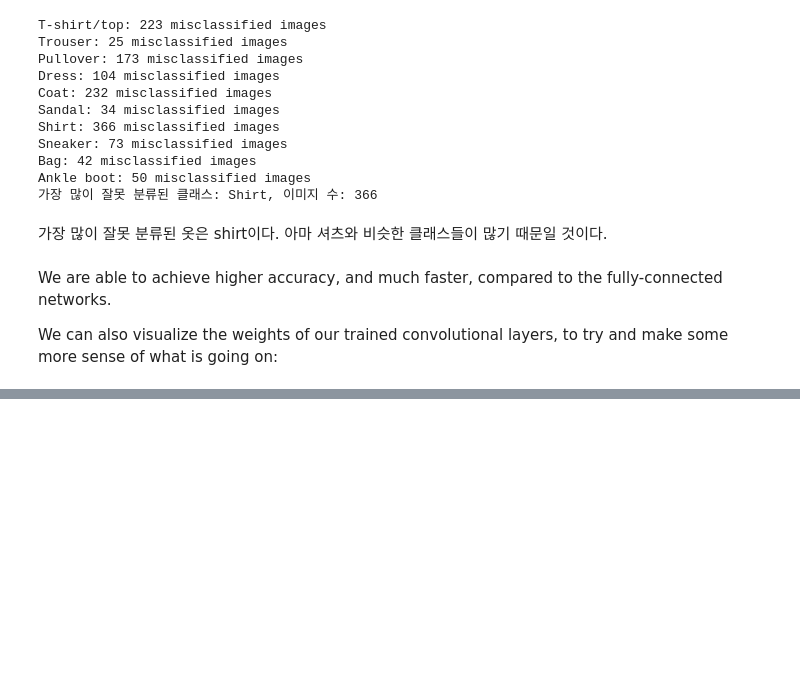
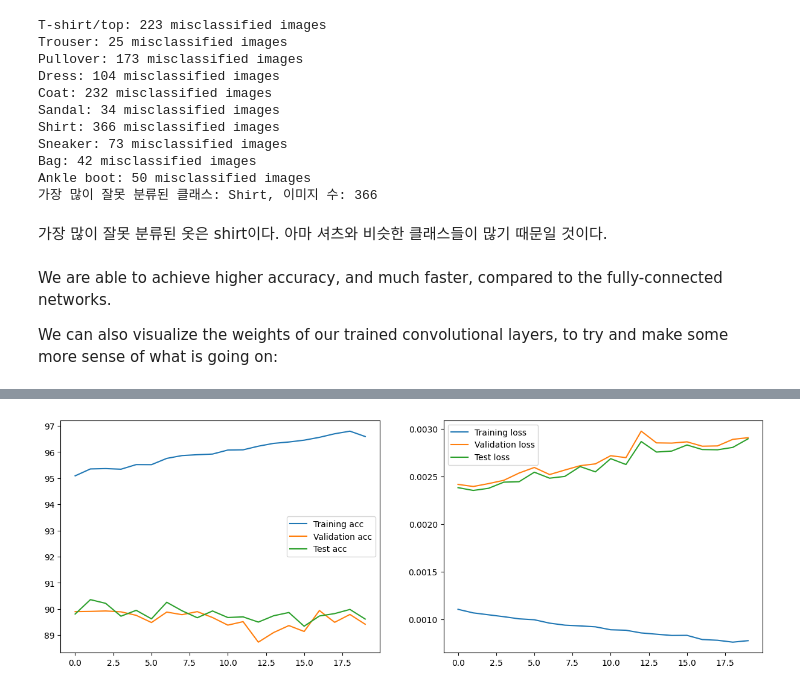
Before and after one commit to Konkuk-Univ-Glocal-Campus/introai202401-midterm-2wnsqo, a Jupyter notebook: ConvNetsPyTorch.ipynb, the cells around one changed output, grey strips where cells are left out. Saved outputs shown, nothing was run; the diff lists cells and outputs as text; code cells hidden in the pictures; blank space fills up the shorter version.

```diff
--- a/ConvNetsPyTorch.ipynb
+++ b/ConvNetsPyTorch.ipynb
@@ -463,3 +463,33 @@ Ankle boot: 50 misclassified images
 We are able to achieve higher accuracy, and much faster, compared to the fully-connected networks.
 
 We can also visualize the weights of our trained convolutional layers, to try and make some more sense of what is going on:
+# %%
+# 새로운 cnn만들기(net2)
+# 1개의 컨볼루션 레이어와 1개의 멕스 폴링 레이어를 갖는 cnn
+import torch.nn as nn # 파이토치의 신경망 모듈(nn)을 임포트
+%pip install torchsummary # 신경망 모델의 요약 정보를 제공하는 torchsummary 라이브러리를 설치
+from torchsummary import summary # 설치된 torchsummary에서 summary 함수를 임포트
+import matplotlib.pyplot as plt
+import torch
+import torch.nn.functional as F
+
+class OneConvOnePool(nn.Module):
+    def __init__(self):
+        super(OneConvOnePool, self).__init__()
+        self.conv = nn.Conv2d(in_channels=1, out_channels=9, kernel_size=5) # 컨볼루션 레이어
+        self.pool = nn.MaxPool2d(kernel_size=3, stride=3) # 멕스 폴링 레이어
+
+    def forward(self, x):
+        x = F.relu(self.conv(x))
+        x = self.pool(x)
+        return x
+
+# target이 1차원 텐서인 것으로 가정한다
+target = torch.randint(0, 10, (10,))  # 크기가 (batch_size,)인 예시 target 텐서 생성
+print(target.size())
+
+# 네트워크의 인스턴스 생성
+net2 = OneConvOnePool()
+
+# 모델의 요약 출력
+summary(net2, input_size=(1, 28, 28))
@@ -465,0 +623,12 @@ We can also visualize the weights of our trained convolutional layers, to try an
+# %%
+# 신경망 모델 net2을 학습시키고 그 결과를 처리하는 과정을 보여줌
+
+# train2 함수를 호출하여 신경망 모델 net을 학습시키는데 학습 데이터 로더 train_loader, 검증 데이터 로더 val_loader, 테스트 데이터 로더 test_loader를 사용하고, 총 20 에폭(epoch) 동안 학습을 수행하고 학습 과정에서 계산된 손실과 정확도 같은 통계 정보를 hist 변수에 저장
+hist = train2(net,train_loader,test_loader,val_loader, epochs=20)
+
+if hist is None: # train2 함수에서 반환된 hist가 None인지 확인하는데 None은 학습 과정에서 오류가 발생했거나 예외가 처리되었음을 의미할 수 있음
+    print("Training did not return any history.") # 만약 hist가 None이면, "학습이 어떠한 기록도 반환하지 않았습니다."라는 메시지를 출력하는데 이는 학습 과정에서 문제가 발생했음을 사용자에게 알리는 역할
+
+else: # 만약 hist가 None이 아니라 유효한 데이터가 있으면
+    plot_results(hist) # plot_results 함수를 호출하여 hist에 저장된 학습 결과(손실과 정확도 등)를 시각화하는데 이 함수는 일반적으로 matplotlib 같은 라이브러리를 사용하여 그래프를 그리고, 모델의 학습 진행 상황을 보여줌
+# %% [output]
@@ -465,0 +655 @@ We can also visualize the weights of our trained convolutional layers, to try an
+[figure, added]
```
Also changed, not shown: parts of 7 cells of this notebook.
